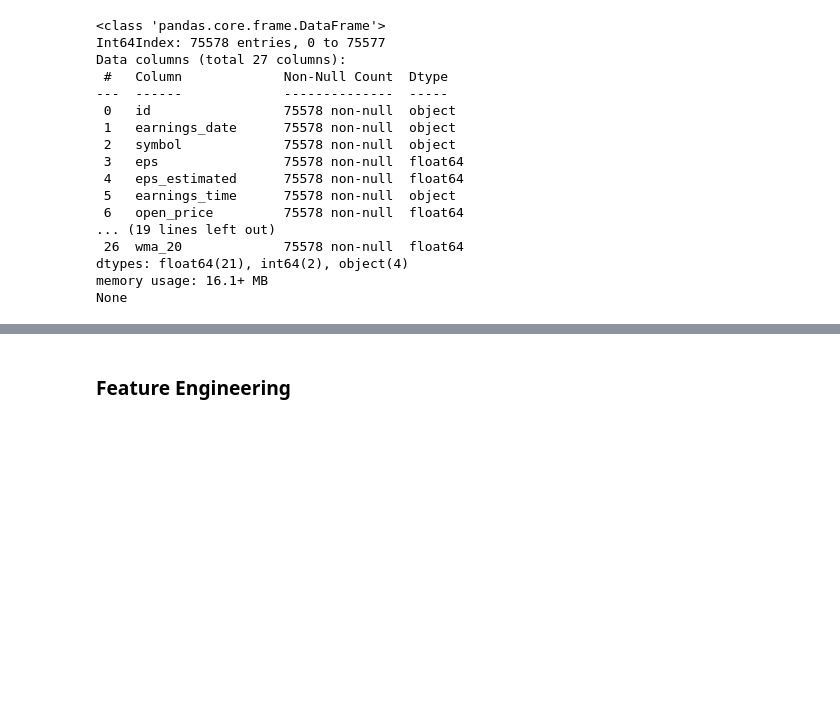
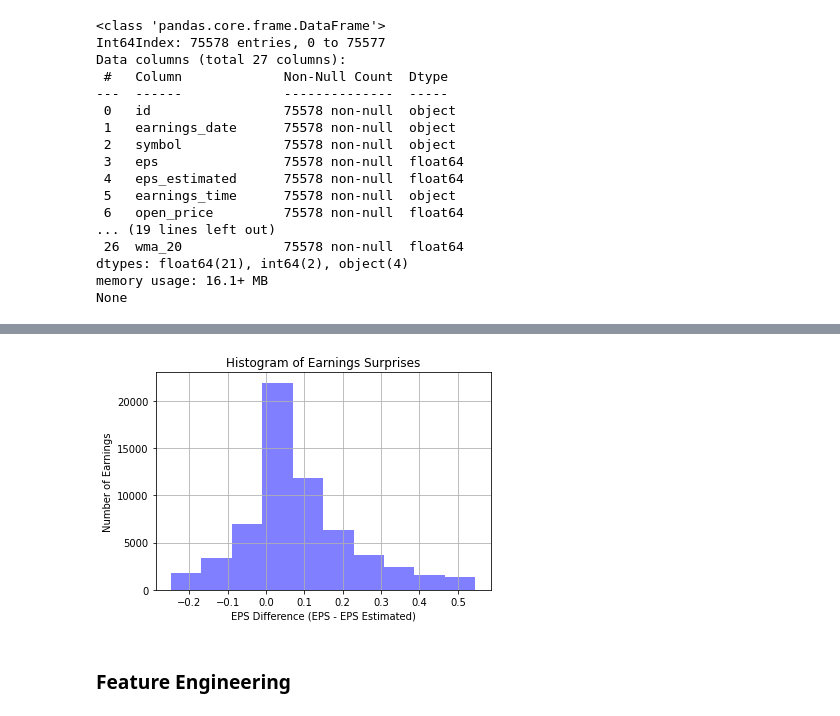
Before and after one commit to brodyu/predicting-earnings-surprises, a Jupyter notebook: predicting-earnings-surprises.ipynb, the cells around one changed output, grey strips where cells are left out. Saved outputs shown, nothing was run; the diff lists cells and outputs as text; code cells hidden in the pictures; blank space fills up the shorter version.

```diff
--- a/predicting-earnings-surprises.ipynb
+++ b/predicting-earnings-surprises.ipynb
@@ -133,0 +162,3 @@ None
+# %%
+df = df[df.perc_diff.between(df.perc_diff.quantile(.05), df.perc_diff.quantile(.95))]
+print(df.info())
@@ -134,2 +183,12 @@ None
+# %%
+plt.hist(df["perc_diff"], facecolor='blue', alpha=0.5)
+plt.xlabel('EPS Difference (EPS - EPS Estimated)')
+plt.ylabel('Number of Earnings')
+plt.title('Histogram of Earnings Surprises')
+plt.grid(True)
+plt.savefig('visuals/histogram.pdf')
+plt.show()
+# %% [output]
+[figure, added]
 # %% [markdown]
 ### Feature Engineering
```
Also changed, not shown: parts of 7 cells of this notebook, 1 other file.
